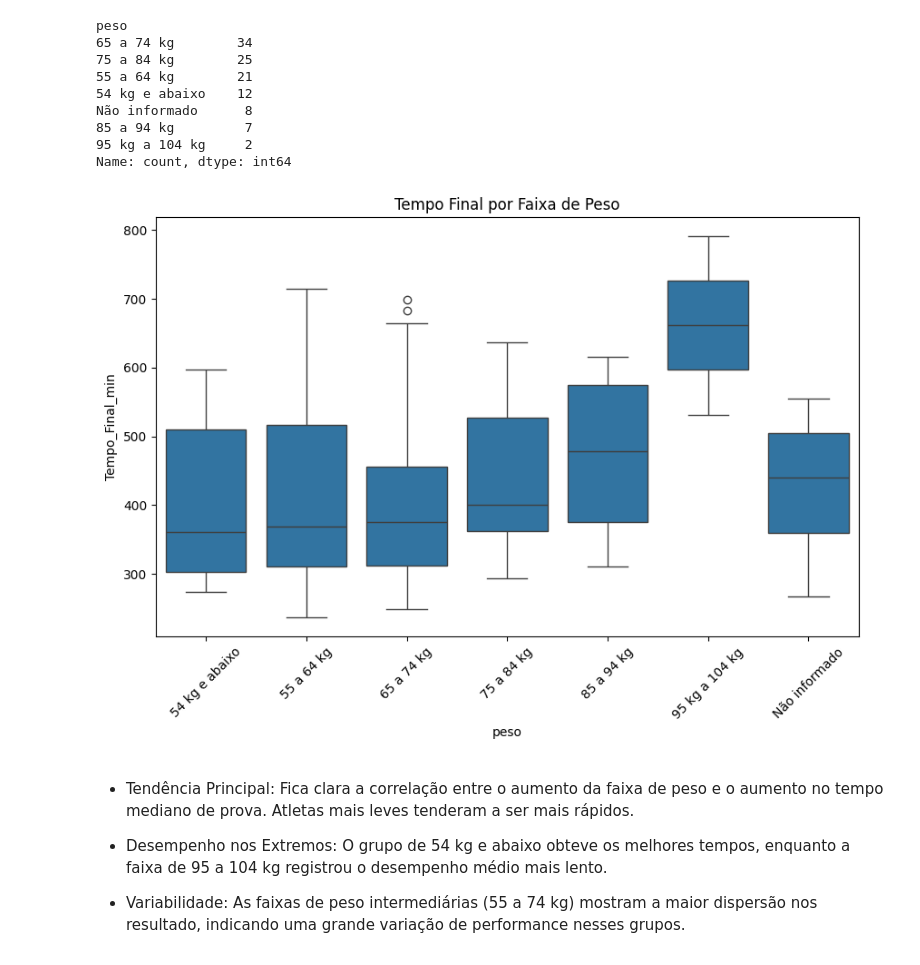
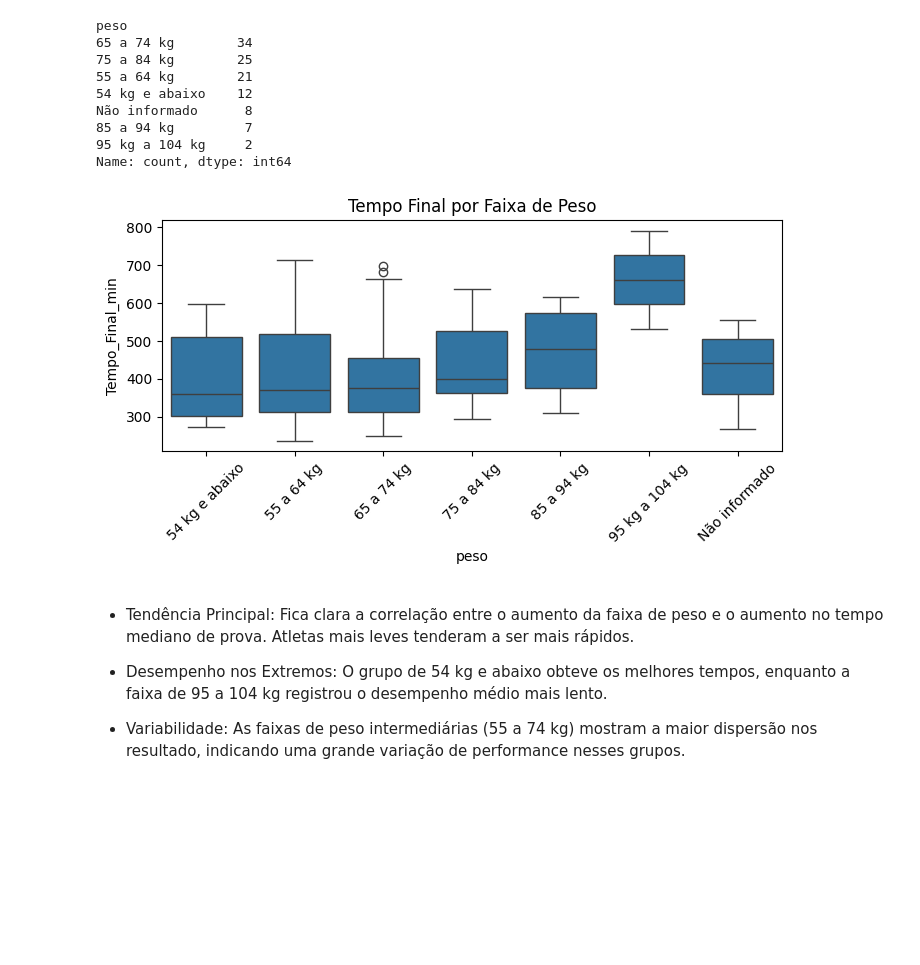
Before and after one commit to joaomts/-strava_analytics, a Jupyter notebook: analises_provas.ipynb, the cells around one changed output. Saved outputs shown, nothing was run; the diff lists cells and outputs as text; code cells hidden in the pictures; blank space fills up the shorter version.

```diff
--- a/analises_provas.ipynb
+++ b/analises_provas.ipynb
@@ -428,19 +816,19 @@ Não informado      8
 Name: count, dtype: int64
 # %%
 # Peso vs. Tempo Final
-plt.figure(figsize=(10, 6))
+plt.figure(figsize=(8, 3))
 # Remove None values before sorting to avoid TypeError
 peso_order = sorted(
     [x for x in df_agregado_por_atleta["peso"].unique() if x is not None]
 )
 sns.boxplot(
     data=df_agregado_por_atleta, x="peso", y="Tempo_Final_min", order=peso_order
 )
 plt.title("Tempo Final por Faixa de Peso")
 plt.xticks(rotation=45)
 plt.show()
 # %% [output]
-[figure, old version]
+[figure, new version]
 # %% [markdown]
 - Tendência Principal: Fica clara a correlação entre o aumento da faixa de peso e o aumento no tempo mediano de prova. Atletas mais leves tenderam a ser mais rápidos.
 
```
Also changed, not shown: parts of 44 cells of this notebook, 2 other files.
